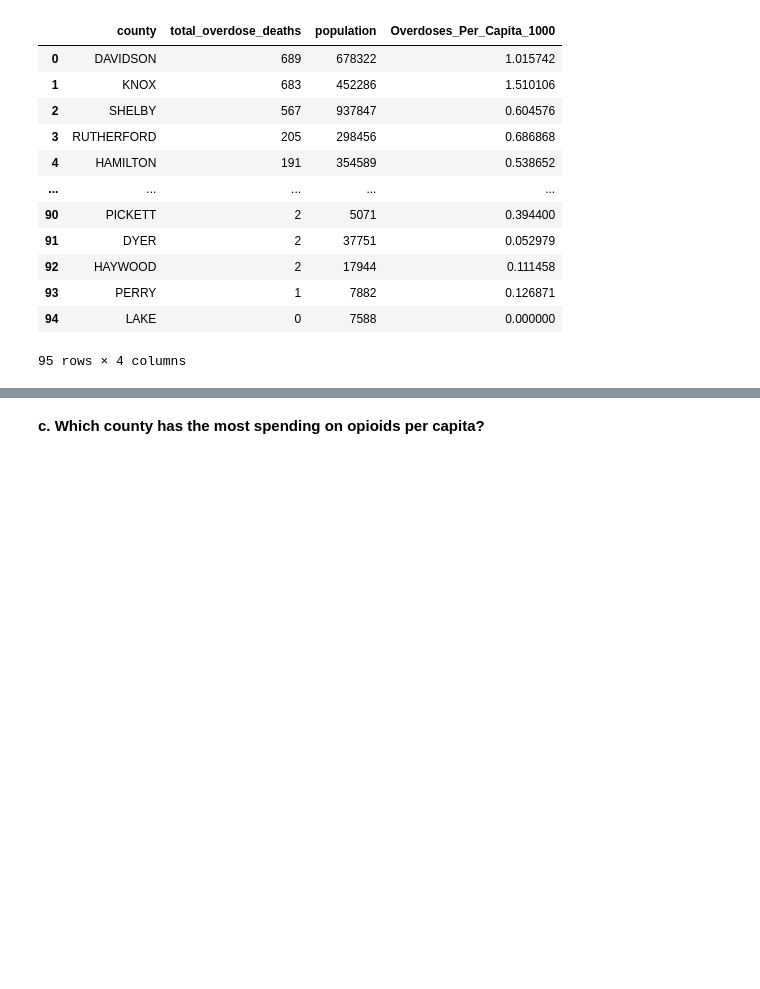
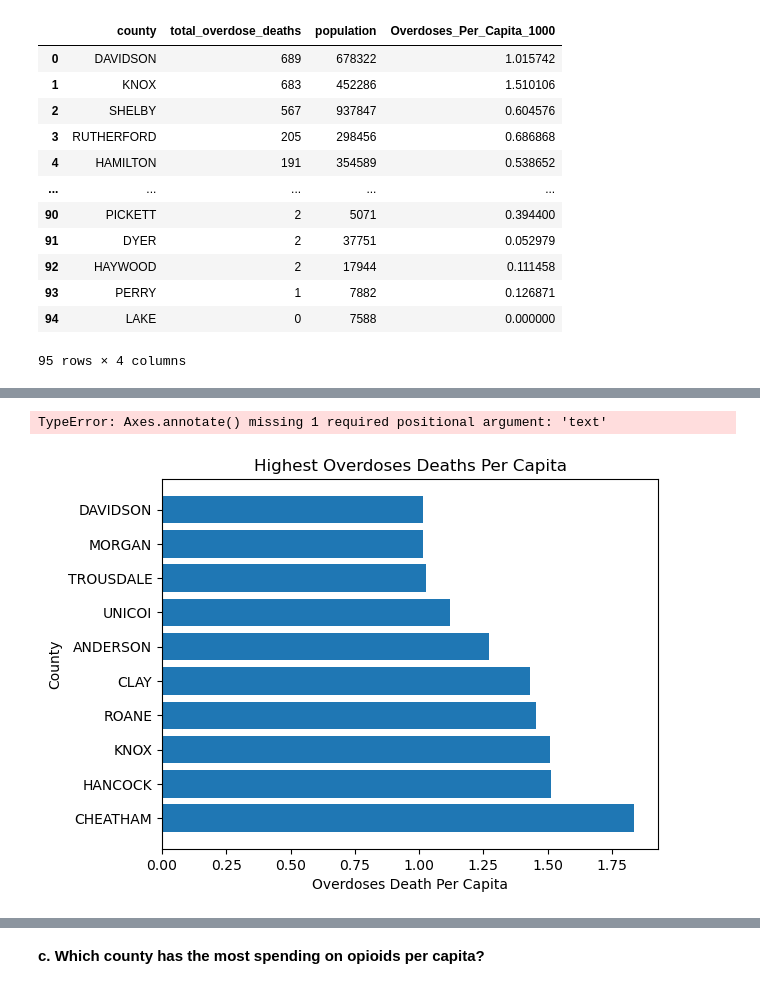
Before and after one commit to NSS-Full-Time-Data-Analytics-14/prescription-drugs-python-snickers, a Jupyter notebook: Notebook/Prescriptions_Project.ipynb, the cells around one changed output, grey strips where cells are left out. Cells and saved outputs as stored; diff of their text form; code cells hidden in the pictures; blank space fills up the shorter version.

```diff
--- a/Notebook/Prescriptions_Project.ipynb
+++ b/Notebook/Prescriptions_Project.ipynb
@@ -247,4 +248,4 @@ question3
 | 94 | LAKE | 0 | 7588 | 0.000000 |
 95 rows × 4 columns
 # %%
-question3.sort_values(by = 'Overdoses_Per_Capita_1000', ascending = False)
+question3b = question3.sort_values(by = 'Overdoses_Per_Capita_1000', ascending = False)
@@ -264,0 +252,2 @@ question3.sort_values(by = 'Overdoses_Per_Capita_1000', ascending = False)
+# %%
+question3btop10 = question3b.head(10)
@@ -264,0 +268,17 @@ question3.sort_values(by = 'Overdoses_Per_Capita_1000', ascending = False)
+# %%
+y= question3btop10.county
+
+x= question3btop10.Overdoses_Per_Capita_1000
+
+plt.barh(y, x)
+
+plt.ylabel("County")
+
+plt.xlabel("Overdoses Death Per Capita")
+plt.title("Highest Overdoses Deaths Per Capita")
+
+
+plt.show()
+# %% [output]
+TypeError: Axes.annotate() missing 1 required positional argument: 'text'
+[figure, added]
```
Also changed, not shown: parts of 27 cells of this notebook.
